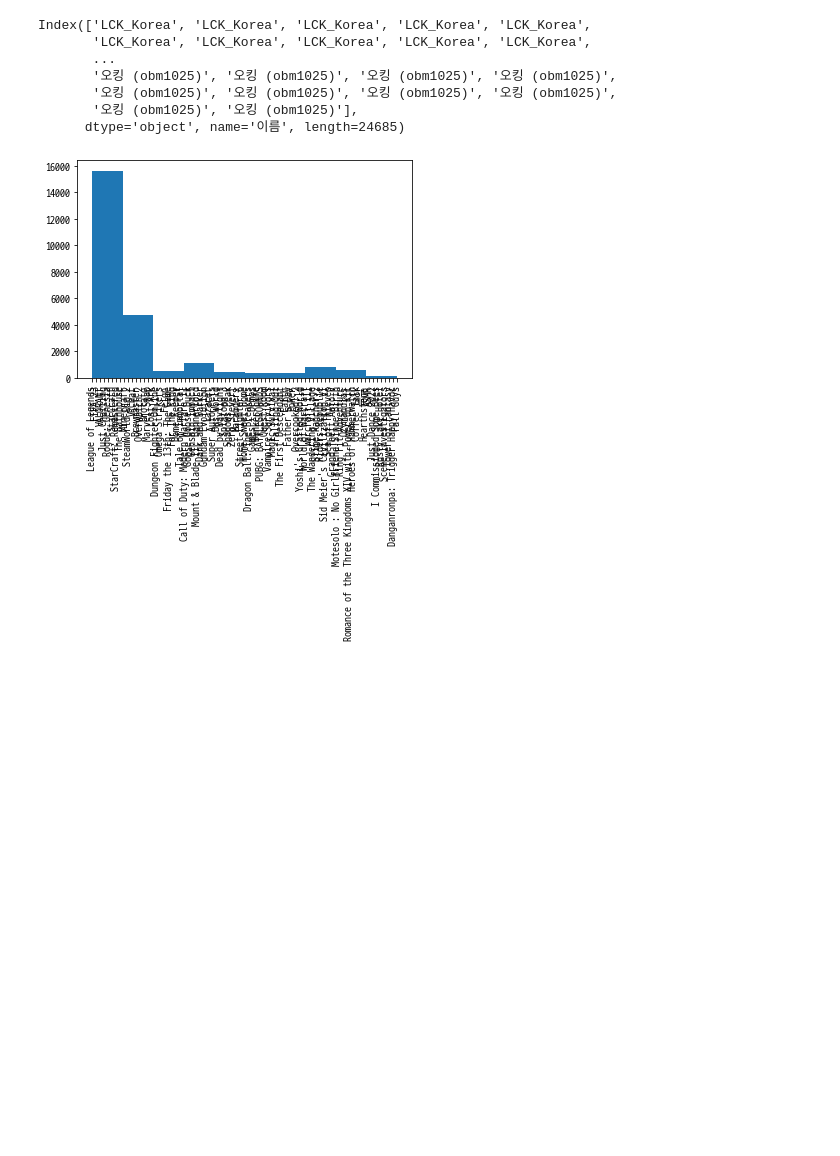
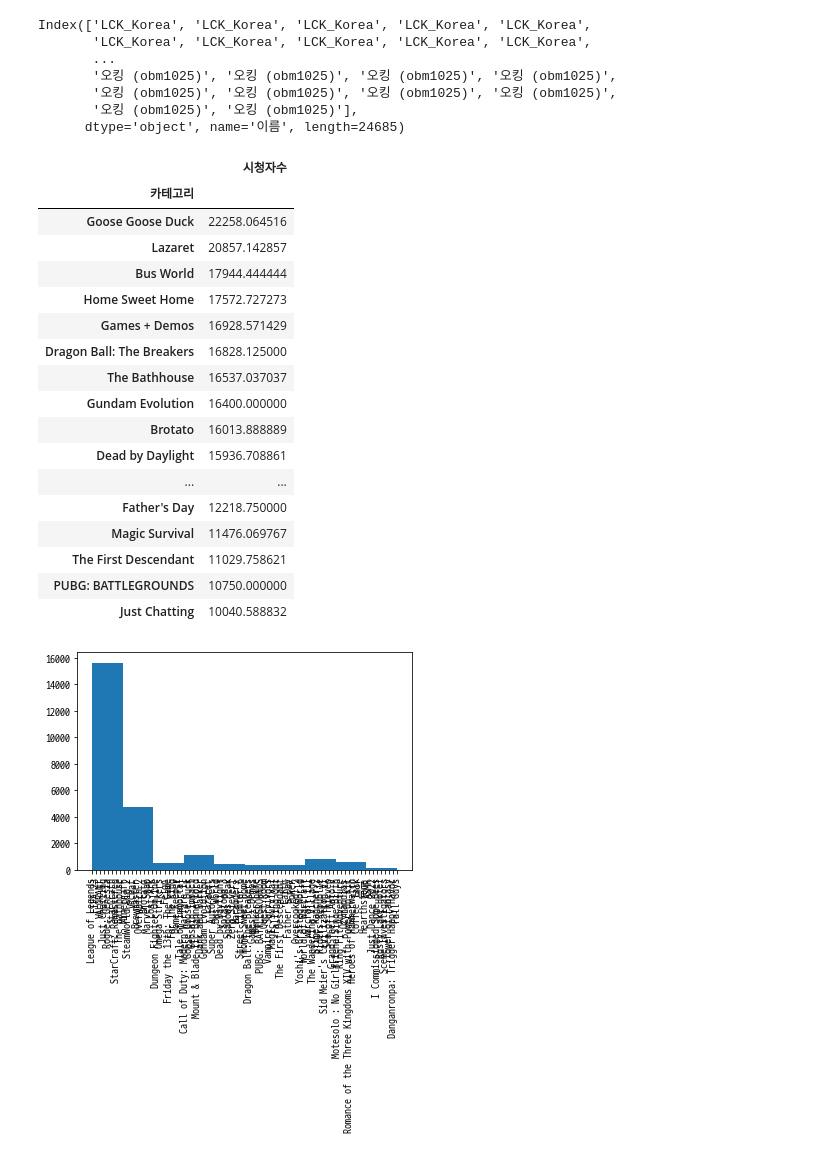
Before and after one commit to saparian0304/tjoeunacademy_test, a Jupyter notebook: jupyter/데이터분석프로젝트/연습/분석 연습.ipynb, the cells around one changed output. Saved outputs shown, nothing was run; the diff lists cells and outputs as text; code cells hidden in the pictures; blank space fills up the shorter version.

```diff
--- a/jupyter/데이터분석프로젝트/연습/분석 연습.ipynb
+++ b/jupyter/데이터분석프로젝트/연습/분석 연습.ipynb
@@ -168,6 +121,29 @@ Index(['LCK_Korea', 'LCK_Korea', 'LCK_Korea', 'LCK_Korea', 'LCK_Korea',
        '오킹 (obm1025)', '오킹 (obm1025)', '오킹 (obm1025)', '오킹 (obm1025)',
        '오킹 (obm1025)', '오킹 (obm1025)'],
       dtype='object', name='이름', length=24685)
+# %%
+# 스트리머
+df_p = df[df['이름']=='풍월량 (hanryang1125)']
+df_p.groupby('카테고리').mean().sort_values('시청자수', ascending=False)
+# %% [output]
+|  | 시청자수 |
+| 카테고리 |  |
+| Goose Goose Duck | 22258.064516 |
+| Lazaret | 20857.142857 |
+| Bus World | 17944.444444 |
+| Home Sweet Home | 17572.727273 |
+| Games + Demos | 16928.571429 |
+| Dragon Ball: The Breakers | 16828.125000 |
+| The Bathhouse | 16537.037037 |
+| Gundam Evolution | 16400.000000 |
+| Brotato | 16013.888889 |
+| Dead by Daylight | 15936.708861 |
+| ... | ... |
+| Father's Day | 12218.750000 |
+| Magic Survival | 11476.069767 |
+| The First Descendant | 11029.758621 |
+| PUBG: BATTLEGROUNDS | 10750.000000 |
+| Just Chatting | 10040.588832 |
 # %%
 import matplotlib.pyplot as plt
 # 한글 처리
```
Also changed, not shown: parts of 16 cells of this notebook, 17 other files.
